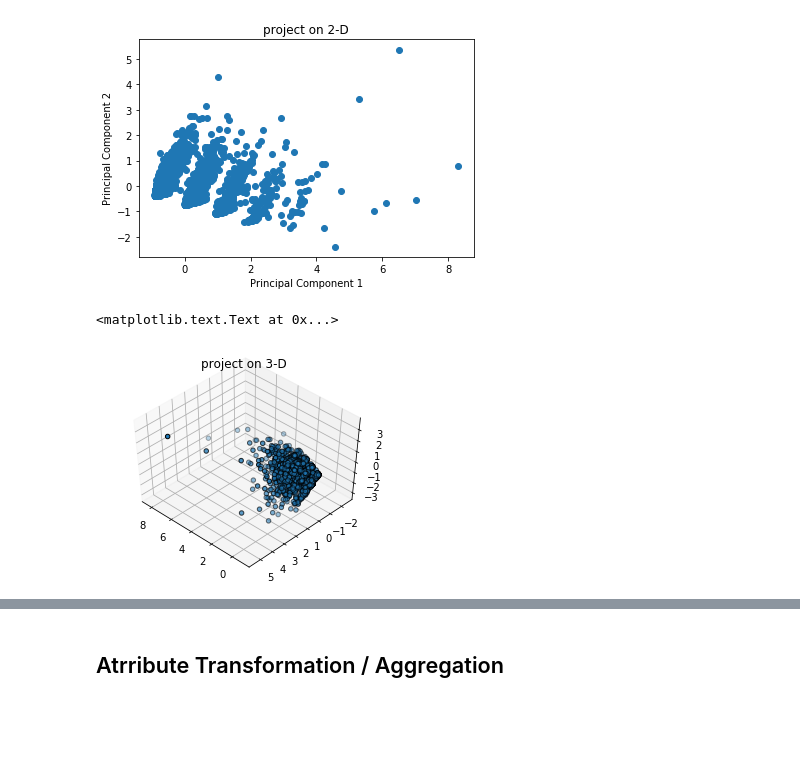
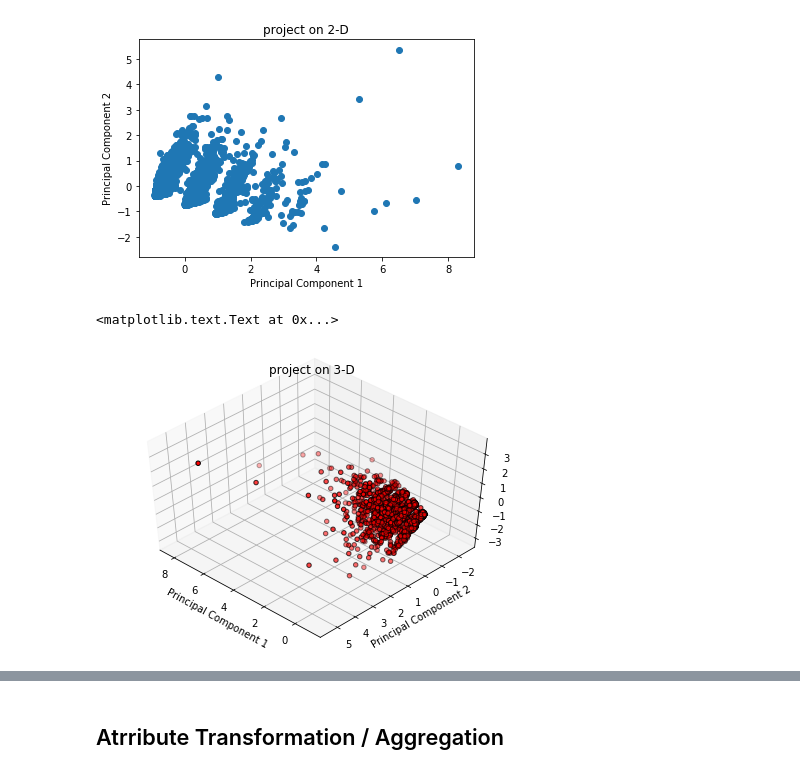
Before and after one commit to pkl520/hw1, a Jupyter notebook: hw_1-Copy1.ipynb, the cells around one changed output, grey strips where cells are left out. Saved outputs shown, nothing was run; the diff lists cells and outputs as text; code cells hidden in the pictures; blank space fills up the shorter version.

```diff
--- a/hw_1-Copy1.ipynb
+++ b/hw_1-Copy1.ipynb
@@ -1217,13 +1235,16 @@ plt.ylabel('Principal Component 2')
 # %%
 from mpl_toolkits.mplot3d import Axes3D
 
 df_reduced_3d = PCA(n_components=3).fit_transform(df_counts.toarray())
-fig = plt.figure(1, figsize=(4, 3))
-plt.clf()
+fig = plt.figure(1) #figsize=(4, 3)
+
 ax = Axes3D(fig, rect=[0, 0, .95, 1], elev=48, azim=134)
 ax.scatter(df_reduced_3d[:, 0], df_reduced_3d[:, 1], df_reduced_3d[:, 2],  cmap=plt.cm.spectral,
-           edgecolor='k')
+           edgecolor='k',c='r')
+
 plt.title('project on 3-D')
+plt.xlabel('Principal Component 1')
+plt.ylabel('Principal Component 2')
 # %% [output]
 <matplotlib.text.Text at 0x...>
-[figure, old version]
+[figure, new version]
```
Also changed, not shown: parts of 32 cells of this notebook.
